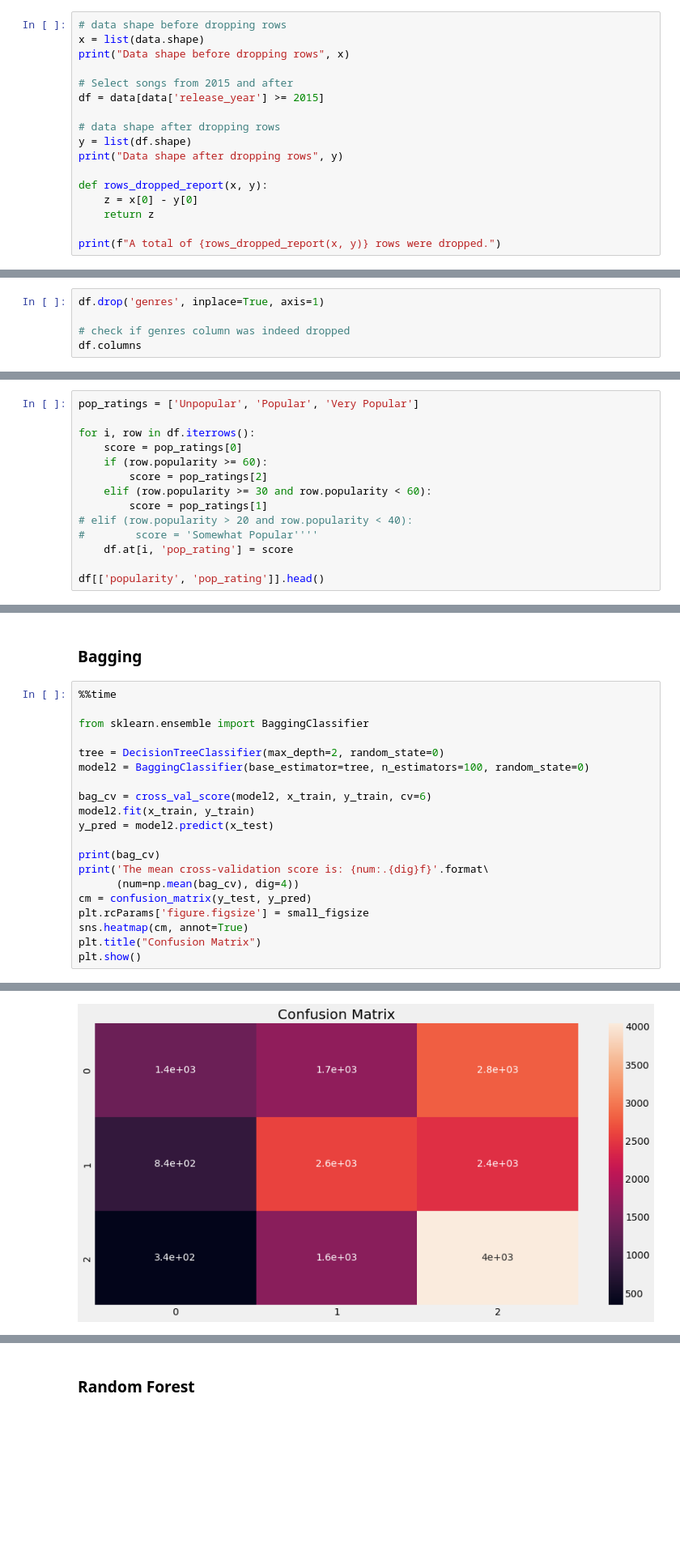
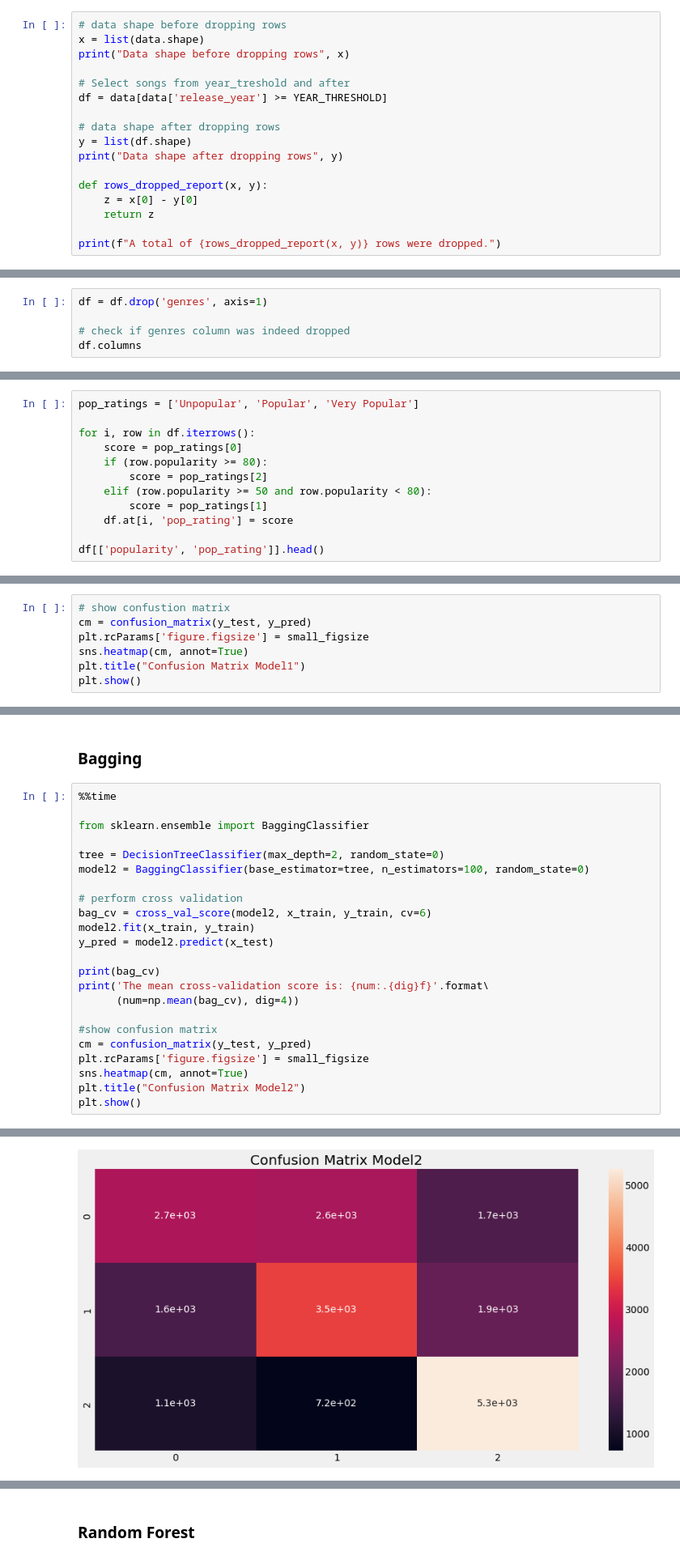
Before and after one commit to jonivanrossum/C964, a Jupyter notebook: C964 - Song Popularity Predictor.ipynb, the cells around one changed output, grey strips where cells are left out. Shown at 81% size. Cells and saved outputs as stored; diff of their text form; blank space fills up the shorter version.

```diff
--- a/C964 - Song Popularity Predictor.ipynb
+++ b/C964 - Song Popularity Predictor.ipynb
@@ -191,8 +263,8 @@ Music Popularity is very time sensitive and follows trends. What was popular 20
 x = list(data.shape)
 print("Data shape before dropping rows", x)
 
-# Select songs from 2015 and after
-df = data[data['release_year'] >= 2015]
+# Select songs from year_treshold and after
+df = data[data['release_year'] >= YEAR_THRESHOLD]
 
 # data shape after dropping rows
 y = list(df.shape)
@@ -254,5 +323,5 @@ In our 31000+ records, more than 14000 have an empty list as a genre. This is no
 # %%
-df.drop('genres', inplace=True, axis=1)
+df = df.drop('genres', axis=1)
 
 # check if genres column was indeed dropped
 df.columns
@@ -315,12 +384,10 @@ pop_ratings = ['Unpopular', 'Popular', 'Very Popular']
 
 for i, row in df.iterrows():
     score = pop_ratings[0]
-    if (row.popularity >= 60):
+    if (row.popularity >= 80):
         score = pop_ratings[2]
-    elif (row.popularity >= 30 and row.popularity < 60):
+    elif (row.popularity >= 50 and row.popularity < 80):
         score = pop_ratings[1]
-# elif (row.popularity > 20 and row.popularity < 40):
-#        score = 'Somewhat Popular''''
     df.at[i, 'pop_rating'] = score
 
 df[['popularity', 'pop_rating']].head()
@@ -933,0 +1049,7 @@ print(accuracy_score(y_test, p))
+# %%
+# show confustion matrix
+cm = confusion_matrix(y_test, y_pred)
+plt.rcParams['figure.figsize'] = small_figsize
+sns.heatmap(cm, annot=True)
+plt.title("Confusion Matrix Model1")
+plt.show()
@@ -941,6 +1082,7 @@ from sklearn.ensemble import BaggingClassifier
 tree = DecisionTreeClassifier(max_depth=2, random_state=0)
 model2 = BaggingClassifier(base_estimator=tree, n_estimators=100, random_state=0)
 
+# perform cross validation
 bag_cv = cross_val_score(model2, x_train, y_train, cv=6)
 model2.fit(x_train, y_train)
 y_pred = model2.predict(x_test)
@@ -948,9 +1090,11 @@ y_pred = model2.predict(x_test)
 print(bag_cv)
 print('The mean cross-validation score is: {num:.{dig}f}'.format\
       (num=np.mean(bag_cv), dig=4))
+
+#show confusion matrix
 cm = confusion_matrix(y_test, y_pred)
 plt.rcParams['figure.figsize'] = small_figsize
 sns.heatmap(cm, annot=True)
-plt.title("Confusion Matrix")
+plt.title("Confusion Matrix Model2")
 plt.show()
 # %% [output]
@@ -959 +1103 @@ The mean cross-validation score is: 0.4484
-[figure, old version]
+[figure, new version]
```
Also changed, not shown: parts of 111 cells of this notebook, 1 other file.
